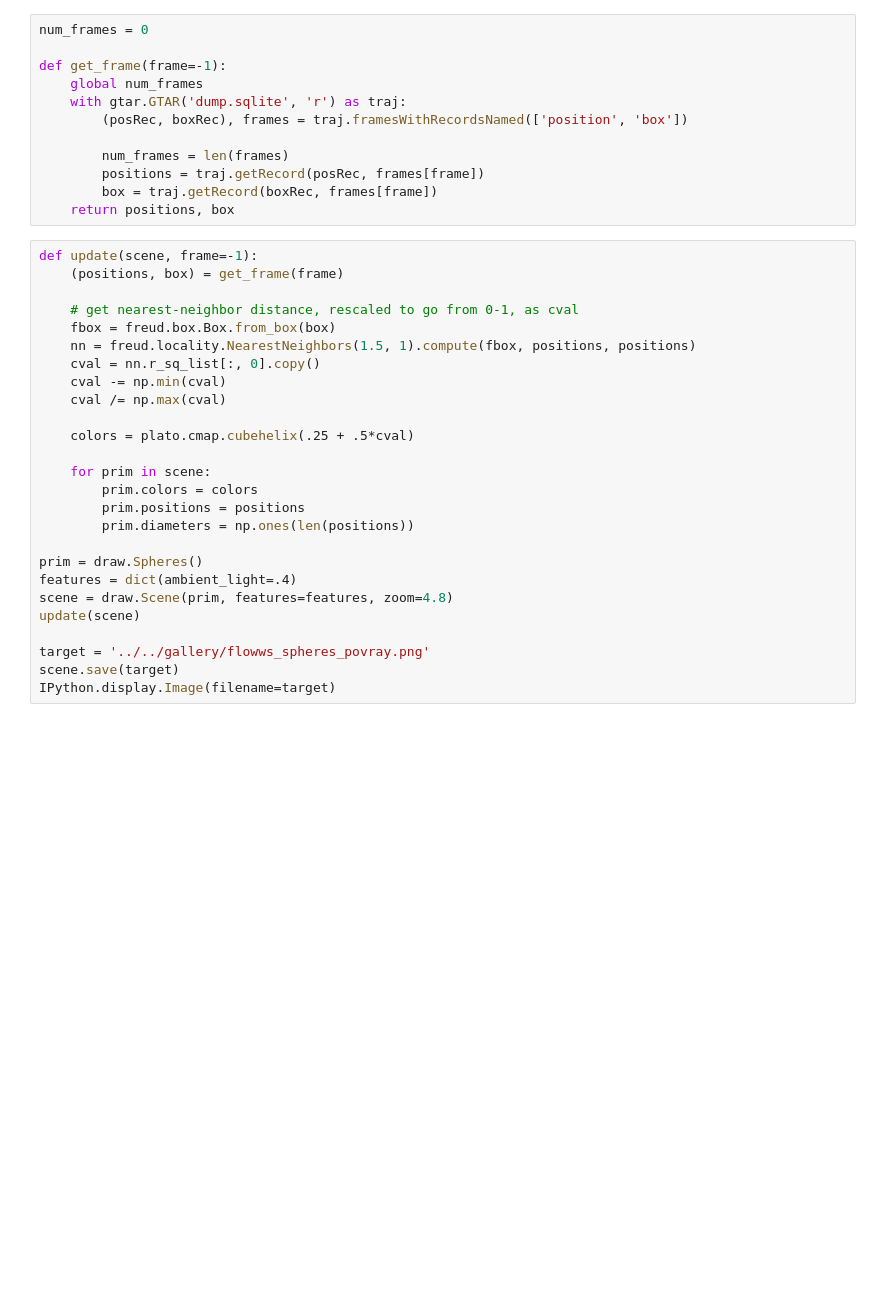
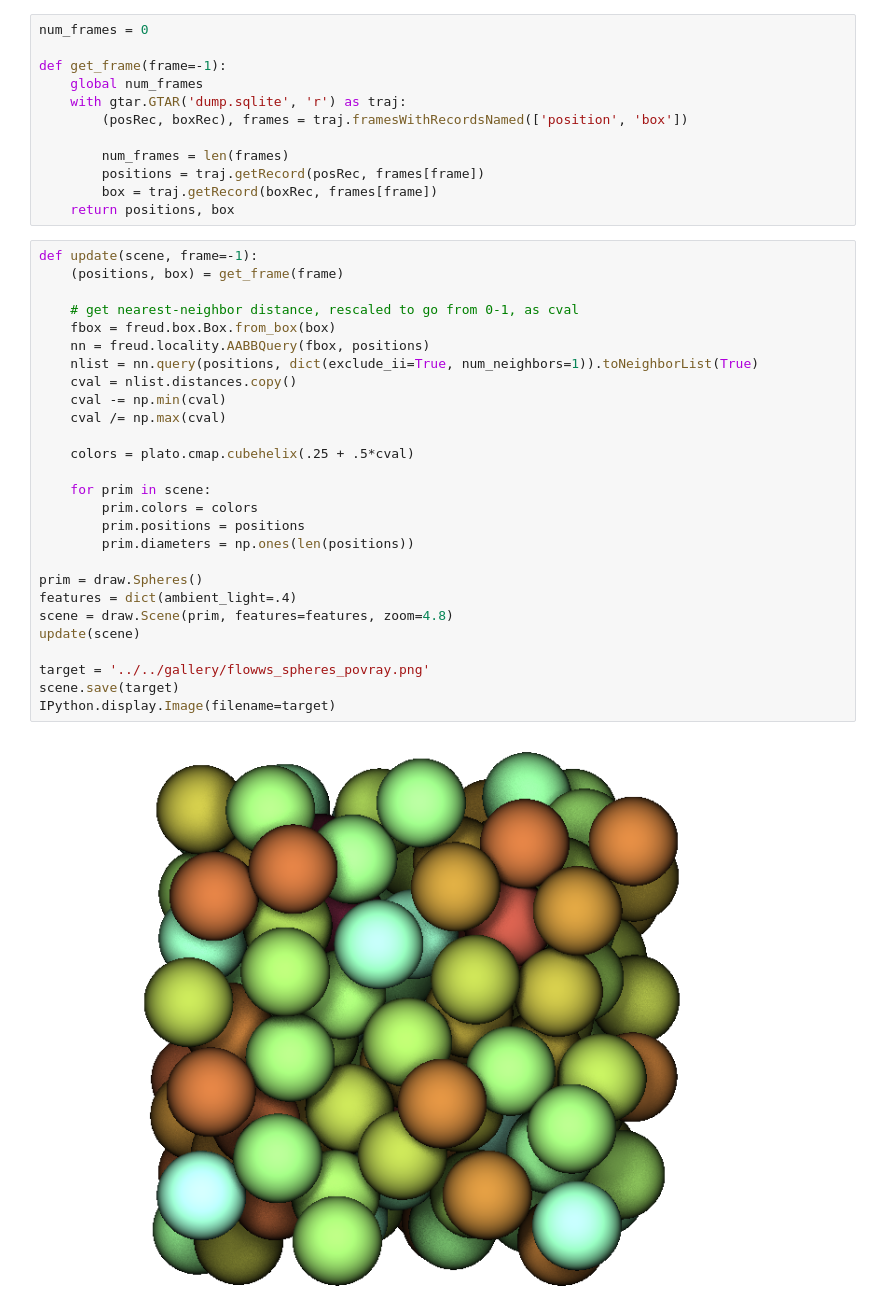
Before and after one commit to glotzerlab/plato-gallery, a Jupyter notebook: flowws/spheres/Spheres.ipynb, the cells around one changed output. Cells and saved outputs as stored; diff of their text form; blank space fills up the shorter version.

```diff
--- a/flowws/spheres/Spheres.ipynb
+++ b/flowws/spheres/Spheres.ipynb
@@ -39,29 +57,32 @@ def get_frame(frame=-1):
 # %%
 def update(scene, frame=-1):
     (positions, box) = get_frame(frame)
 
     # get nearest-neighbor distance, rescaled to go from 0-1, as cval
     fbox = freud.box.Box.from_box(box)
-    nn = freud.locality.NearestNeighbors(1.5, 1).compute(fbox, positions, positions)
-    cval = nn.r_sq_list[:, 0].copy()
+    nn = freud.locality.AABBQuery(fbox, positions)
+    nlist = nn.query(positions, dict(exclude_ii=True, num_neighbors=1)).toNeighborList(True)
+    cval = nlist.distances.copy()
     cval -= np.min(cval)
     cval /= np.max(cval)
 
     colors = plato.cmap.cubehelix(.25 + .5*cval)
 
     for prim in scene:
         prim.colors = colors
         prim.positions = positions
         prim.diameters = np.ones(len(positions))
 
 prim = draw.Spheres()
 features = dict(ambient_light=.4)
 scene = draw.Scene(prim, features=features, zoom=4.8)
 update(scene)
 
 target = '../../gallery/flowws_spheres_povray.png'
 scene.save(target)
 IPython.display.Image(filename=target)
+# %% [output]
+[figure, added]
 # %%
 import plato.draw.vispy as interactive
 
```
Also changed, not shown: parts of 2 cells of this notebook, 5 other files.
